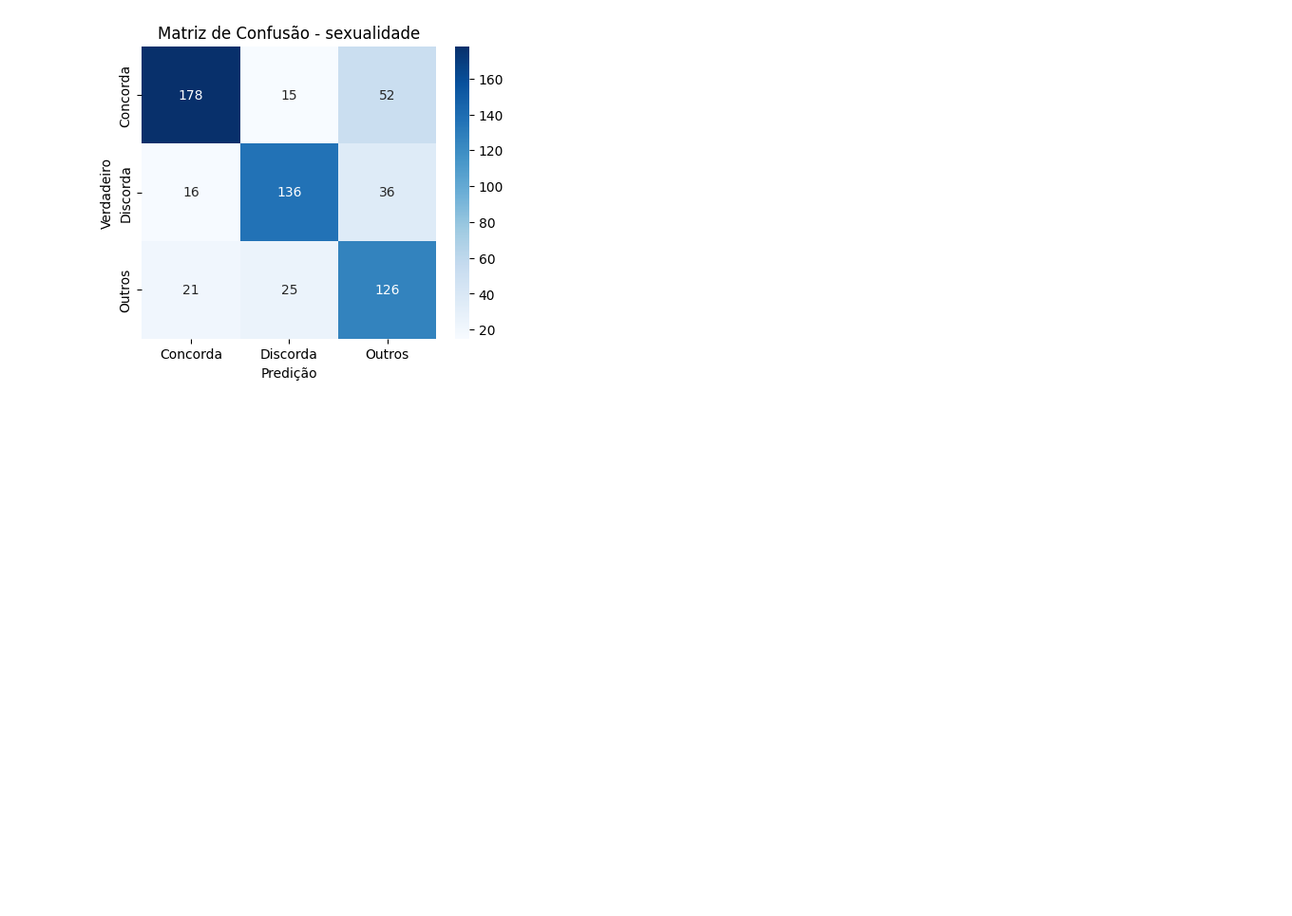
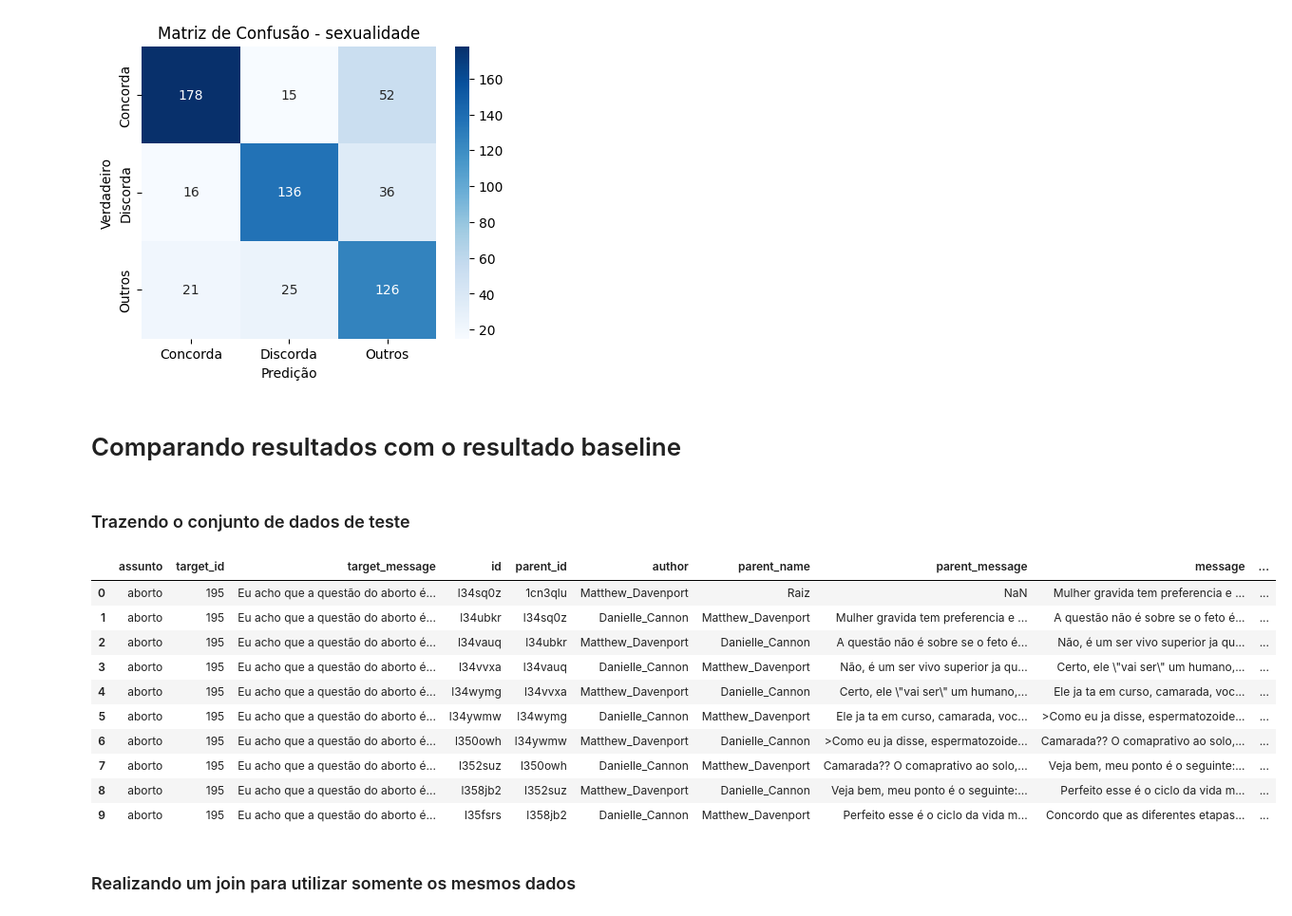
Before and after one commit to digogc/Contextual_GenAI_Stance_Detection, a Jupyter notebook: data/Analise_resultados.ipynb, the cells around one changed output. Shown at 95% size. Drawn from its saved outputs; the diff is of its cells as text; code cells hidden in the pictures; blank space fills up the shorter version.

Commit message:
carrega_conjunto_de_teste

```diff
--- a/data/Analise_resultados.ipynb
+++ b/data/Analise_resultados.ipynb
@@ -744,3 +744,25 @@ Relatório de Classificação:
    macro avg       0.73      0.73      0.72       605
 weighted avg       0.74      0.73      0.73       605
 [figure]
+# %% [markdown]
+# Comparando resultados com o resultado baseline
+# %% [markdown]
+### Trazendo o conjunto de dados de teste
+# %%
+import pandas as pd
+dados = pd.read_csv('./conjuntoDeDadosAssunto_teste.tsv', sep='\t', decimal = ',', encoding = 'UTF-8')
+dados.head(10)
+# %% [output]
+|  | assunto | target_id | target_message | id | parent_id | author | parent_name | parent_message | message | ... |
+| 0 | aborto | 195 | Eu acho que a questão do aborto é... | l34sq0z | 1cn3qlu | Matthew_Davenport | Raiz | NaN | Mulher gravida tem preferencia e ... | ... |
+| 1 | aborto | 195 | Eu acho que a questão do aborto é... | l34ubkr | l34sq0z | Danielle_Cannon | Matthew_Davenport | Mulher gravida tem preferencia e ... | A questão não é sobre se o feto é... | ... |
+| 2 | aborto | 195 | Eu acho que a questão do aborto é... | l34vauq | l34ubkr | Matthew_Davenport | Danielle_Cannon | A questão não é sobre se o feto é... | Não, é um ser vivo superior ja qu... | ... |
+| 3 | aborto | 195 | Eu acho que a questão do aborto é... | l34vvxa | l34vauq | Danielle_Cannon | Matthew_Davenport | Não, é um ser vivo superior ja qu... | Certo, ele \"vai ser\" um humano,... | ... |
+| 4 | aborto | 195 | Eu acho que a questão do aborto é... | l34wymg | l34vvxa | Matthew_Davenport | Danielle_Cannon | Certo, ele \"vai ser\" um humano,... | Ele ja ta em curso, camarada, voc... | ... |
+| 5 | aborto | 195 | Eu acho que a questão do aborto é... | l34ywmw | l34wymg | Danielle_Cannon | Matthew_Davenport | Ele ja ta em curso, camarada, voc... | >Como eu ja disse, espermatozoide... | ... |
+| 6 | aborto | 195 | Eu acho que a questão do aborto é... | l350owh | l34ywmw | Matthew_Davenport | Danielle_Cannon | >Como eu ja disse, espermatozoide... | Camarada?? O comaprativo ao solo,... | ... |
+| 7 | aborto | 195 | Eu acho que a questão do aborto é... | l352suz | l350owh | Danielle_Cannon | Matthew_Davenport | Camarada?? O comaprativo ao solo,... | Veja bem, meu ponto é o seguinte:... | ... |
+| 8 | aborto | 195 | Eu acho que a questão do aborto é... | l358jb2 | l352suz | Matthew_Davenport | Danielle_Cannon | Veja bem, meu ponto é o seguinte:... | Perfeito esse é o ciclo da vida m... | ... |
+| 9 | aborto | 195 | Eu acho que a questão do aborto é... | l35fsrs | l358jb2 | Danielle_Cannon | Matthew_Davenport | Perfeito esse é o ciclo da vida m... | Concordo que as diferentes etapas... | ... |
+# %% [markdown]
+### Realizando um join para utilizar somente os mesmos dados
```
Also changed, not shown: parts of 1 cell of this notebook, 1 other file.
